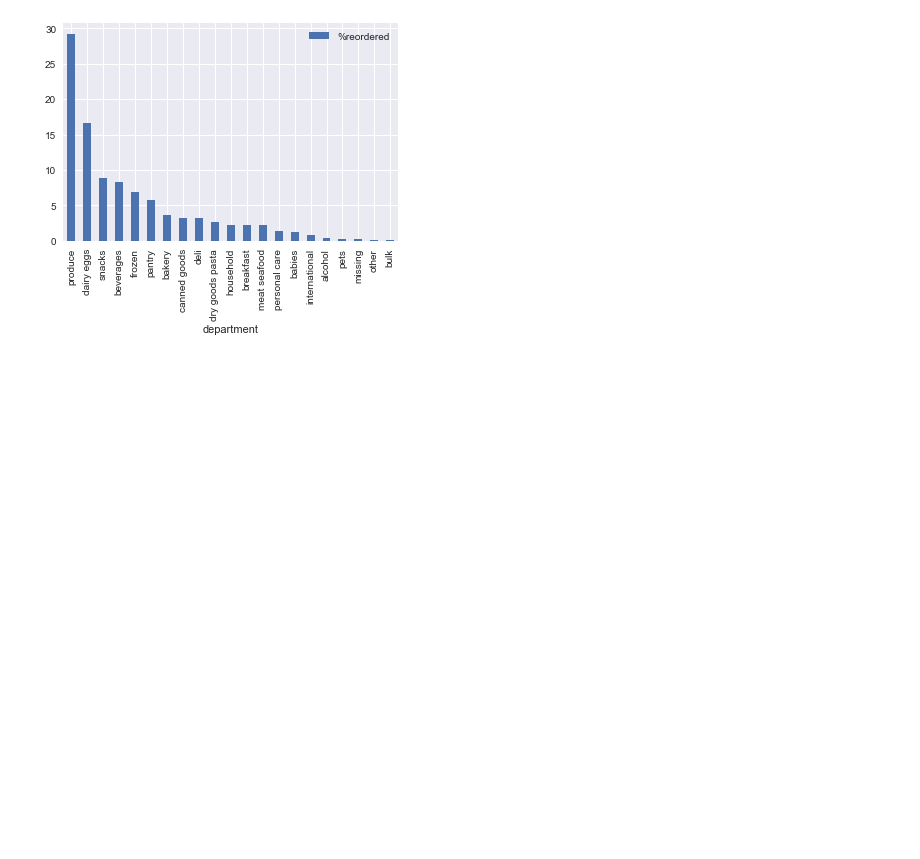
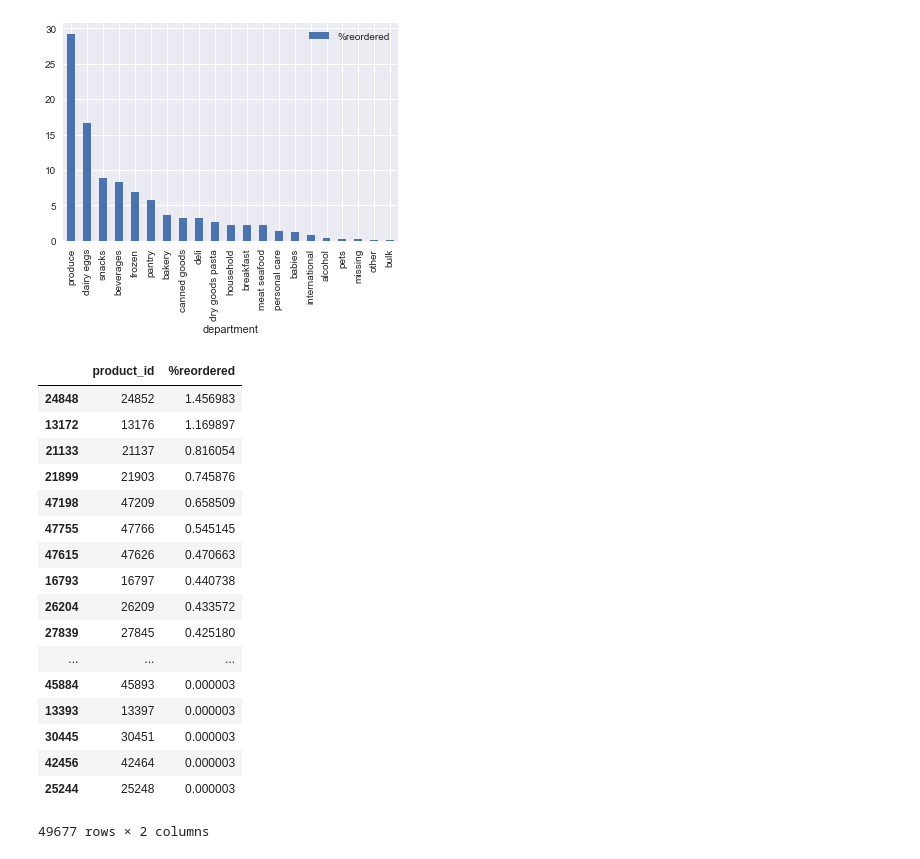
Before and after one commit to andrewcmilne/capstone1_instaCart, a Jupyter notebook: instaCart1.ipynb, the cells around one changed output. Saved outputs shown, nothing was run; the diff lists cells and outputs as text; code cells hidden in the pictures; blank space fills up the shorter version.

```diff
--- a/instaCart1.ipynb
+++ b/instaCart1.ipynb
@@ -241,3 +239,29 @@ dfDept1.groupby(['department'])[['%reordered']].mean().reindex(dfDeptList).plot.
 # %% [output]
 <matplotlib.axes._subplots.AxesSubplot at 0x...>
 [figure]
+# %%
+dfreOrderSumbyProd = dfreOrder.groupby(['product_id']).agg({'reordered':'count'})
+dfreOrderPctsbyProd = dfreOrderSumbyProd.apply(lambda x: 100*x/float(x.sum()))
+dfreOrderPctsbyProd = dfreOrderPctsbyProd.reset_index()
+dfreOrderPctsbyProd=dfreOrderPctsbyProd.rename(columns={'reordered':'%reordered'})
+dfreOrderPctsbyProd.sort_values(by='%reordered',ascending=False)
+#dfreOrderSumbyProd.head()
+# %% [output]
+|  | product_id | %reordered |
+| 24848 | 24852 | 1.456983 |
+| 13172 | 13176 | 1.169897 |
+| 21133 | 21137 | 0.816054 |
+| 21899 | 21903 | 0.745876 |
+| 47198 | 47209 | 0.658509 |
+| 47755 | 47766 | 0.545145 |
+| 47615 | 47626 | 0.470663 |
+| 16793 | 16797 | 0.440738 |
+| 26204 | 26209 | 0.433572 |
+| 27839 | 27845 | 0.425180 |
+| ... | ... | ... |
+| 45884 | 45893 | 0.000003 |
+| 13393 | 13397 | 0.000003 |
+| 30445 | 30451 | 0.000003 |
+| 42456 | 42464 | 0.000003 |
+| 25244 | 25248 | 0.000003 |
+49677 rows × 2 columns
```
Also changed, not shown: parts of 9 cells of this notebook.
